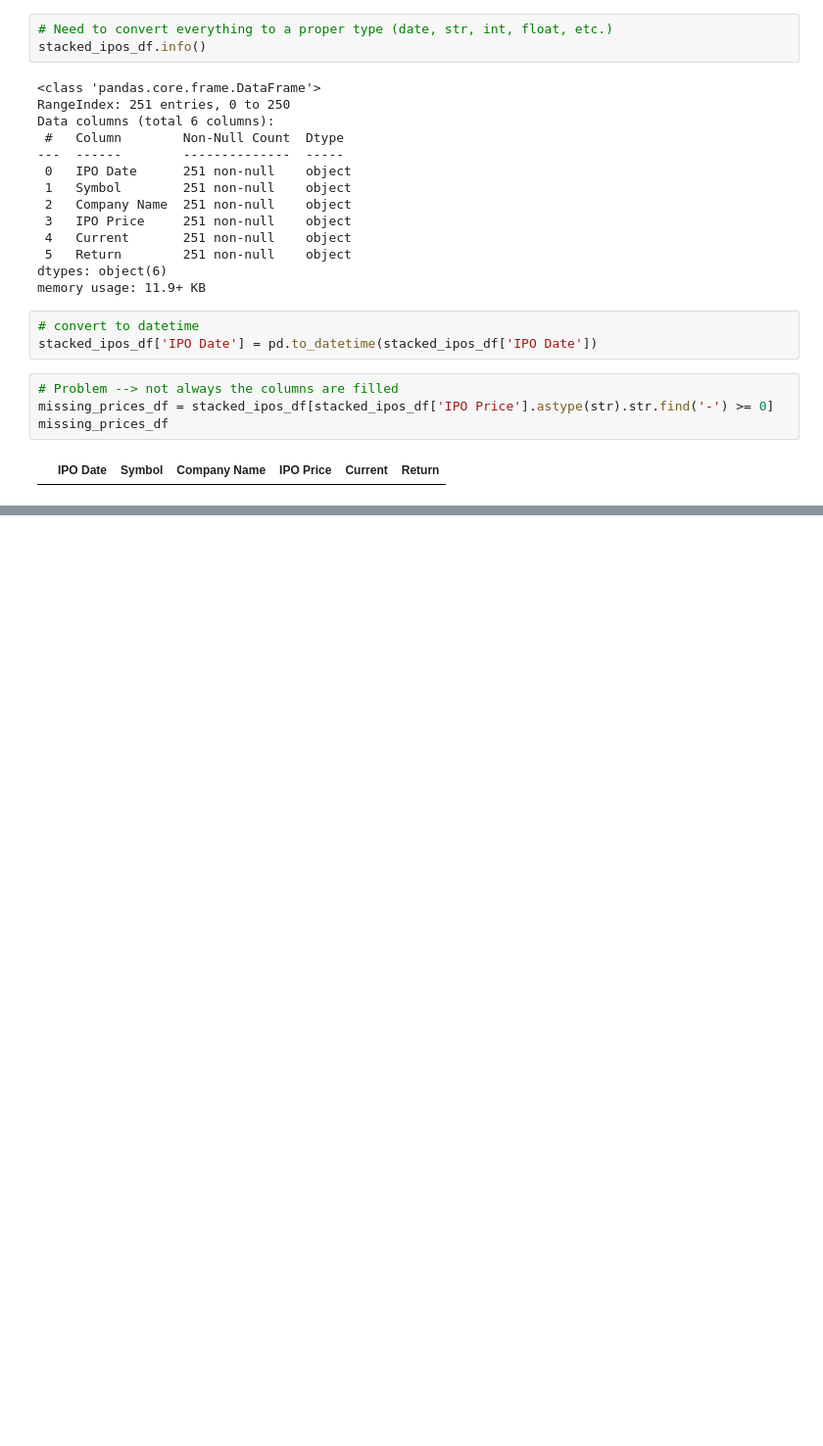
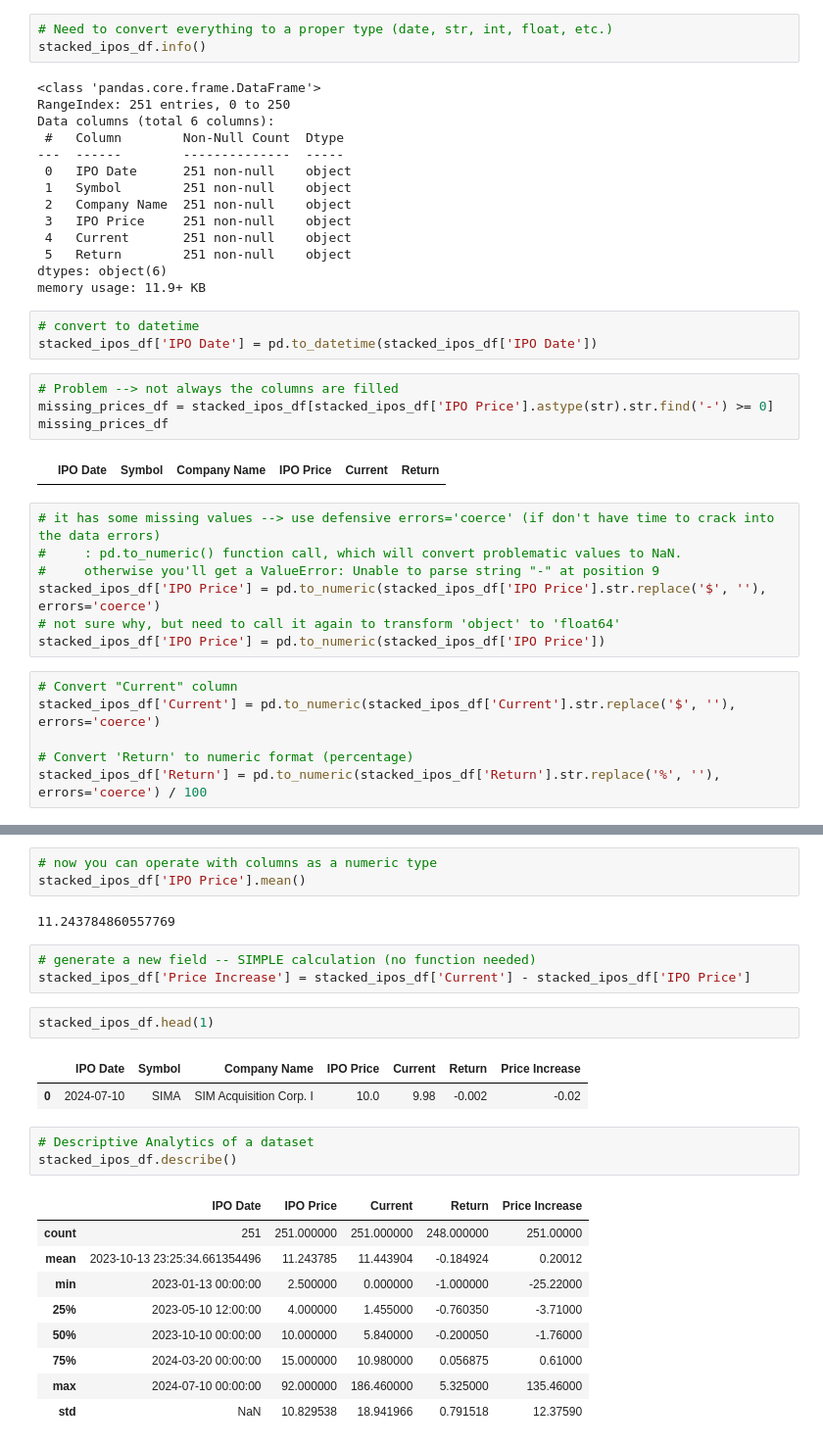
Before and after one commit to kibetamos/stock-markets-analytics-zoomcamp, a Jupyter notebook: Project/project.ipynb, the cells around one changed output, grey strips where cells are left out. Shown: that part at 98% size. Saved outputs shown, nothing was run; the diff lists cells and outputs as text; blank space fills up the shorter version.

Commit message:
added data

```diff
--- a/Project/project.ipynb
+++ b/Project/project.ipynb
@@ -120,3 +120,16 @@ missing_prices_df = stacked_ipos_df[stacked_ipos_df['IPO Price'].astype(str).str
 missing_prices_df
 # %% [output]
 |  | IPO Date | Symbol | Company Name | IPO Price | Current | Return |
+# %%
+# it has some missing values --> use defensive errors='coerce' (if don't have time to crack into the data errors)
+#     : pd.to_numeric() function call, which will convert problematic values to NaN.
+#     otherwise you'll get a ValueError: Unable to parse string "-" at position 9
+stacked_ipos_df['IPO Price'] = pd.to_numeric(stacked_ipos_df['IPO Price'].str.replace('$', ''), errors='coerce')
+# not sure why, but need to call it again to transform 'object' to 'float64'
+stacked_ipos_df['IPO Price'] = pd.to_numeric(stacked_ipos_df['IPO Price'])
+# %%
+# Convert "Current" column
+stacked_ipos_df['Current'] = pd.to_numeric(stacked_ipos_df['Current'].str.replace('$', ''), errors='coerce')
+
+# Convert 'Return' to numeric format (percentage)
+stacked_ipos_df['Return'] = pd.to_numeric(stacked_ipos_df['Return'].str.replace('%', ''), errors='coerce') / 100
@@ -122,0 +173,26 @@ missing_prices_df
+# %%
+# now you can operate with columns as a numeric type
+stacked_ipos_df['IPO Price'].mean()
+# %% [output]
+11.243784860557769
+# %%
+# generate a new field -- SIMPLE calculation (no function needed)
+stacked_ipos_df['Price Increase'] = stacked_ipos_df['Current'] - stacked_ipos_df['IPO Price']
+# %%
+stacked_ipos_df.head(1)
+# %% [output]
+|  | IPO Date | Symbol | Company Name | IPO Price | Current | Return | Price Increase |
+| 0 | 2024-07-10 | SIMA | SIM Acquisition Corp. I | 10.0 | 9.98 | -0.002 | -0.02 |
+# %%
+# Descriptive Analytics of a dataset
+stacked_ipos_df.describe()
+# %% [output]
+|  | IPO Date | IPO Price | Current | Return | Price Increase |
+| count | 251 | 251.000000 | 251.000000 | 248.000000 | 251.00000 |
+| mean | 2023-10-13 23:25:34.661354496 | 11.243785 | 11.443904 | -0.184924 | 0.20012 |
+| min | 2023-01-13 00:00:00 | 2.500000 | 0.000000 | -1.000000 | -25.22000 |
+| 25% | 2023-05-10 12:00:00 | 4.000000 | 1.455000 | -0.760350 | -3.71000 |
+| 50% | 2023-10-10 00:00:00 | 10.000000 | 5.840000 | -0.200050 | -1.76000 |
+| 75% | 2024-03-20 00:00:00 | 15.000000 | 10.980000 | 0.056875 | 0.61000 |
+| max | 2024-07-10 00:00:00 | 92.000000 | 186.460000 | 5.325000 | 135.46000 |
+| std | NaN | 10.829538 | 18.941966 | 0.791518 | 12.37590 |
```
Also changed, not shown: parts of 4 cells of this notebook.
